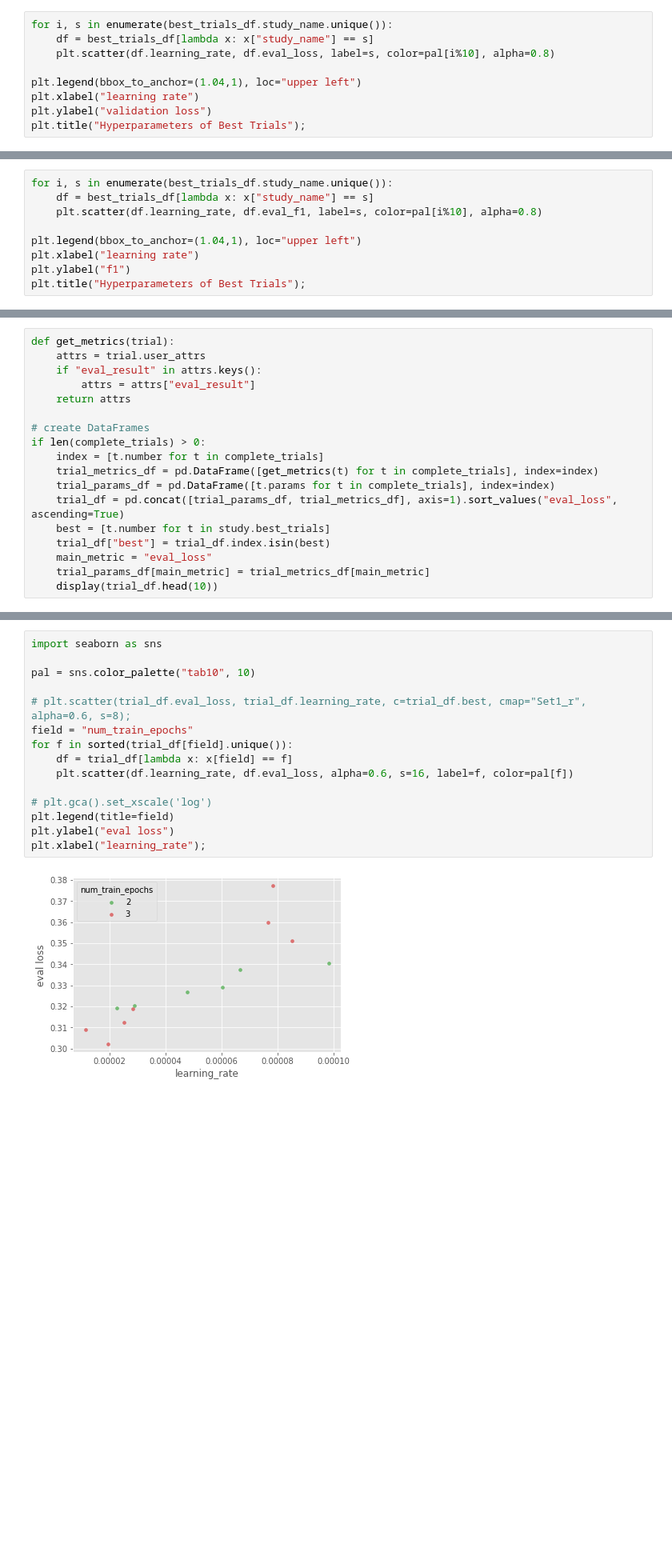
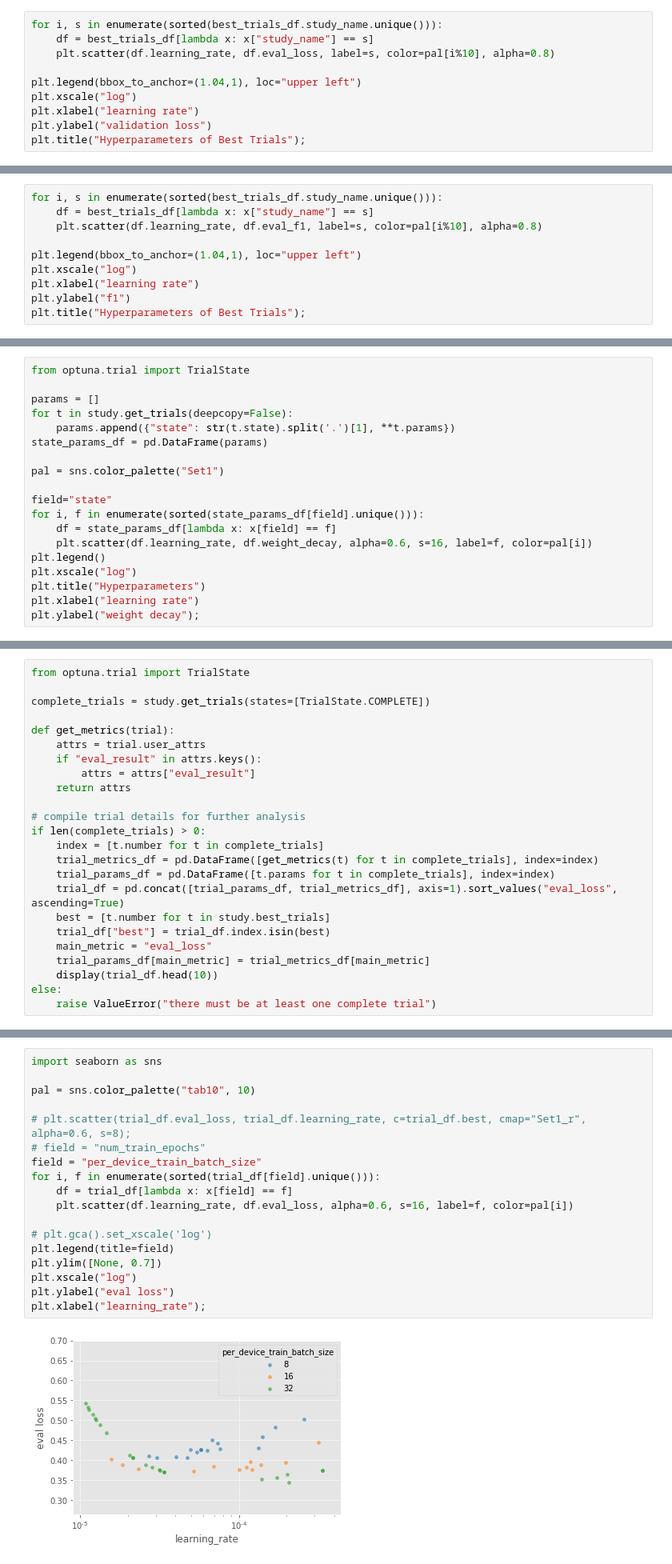
Before and after one commit to goerlitz/nlp-classification, a Jupyter notebook: notebooks/10kGNAD/colab/21d_10kGNAD_optuna_trial_analysis.ipynb, the cells around one changed output, grey strips where cells are left out. Shown: that part at 80% size. Cells and saved outputs as stored; diff of their text form; blank space fills up the shorter version.

```diff
--- a/notebooks/10kGNAD/colab/21d_10kGNAD_optuna_trial_analysis.ipynb
+++ b/notebooks/10kGNAD/colab/21d_10kGNAD_optuna_trial_analysis.ipynb
@@ -168,9 +166,10 @@ plt.title("Model Performance of Best Trials");
 # %%
-for i, s in enumerate(best_trials_df.study_name.unique()):
+for i, s in enumerate(sorted(best_trials_df.study_name.unique())):
     df = best_trials_df[lambda x: x["study_name"] == s]
     plt.scatter(df.learning_rate, df.eval_loss, label=s, color=pal[i%10], alpha=0.8)
 
 plt.legend(bbox_to_anchor=(1.04,1), loc="upper left")
+plt.xscale("log")
 plt.xlabel("learning rate")
 plt.ylabel("validation loss")
 plt.title("Hyperparameters of Best Trials");
@@ -179,9 +178,10 @@ plt.title("Hyperparameters of Best Trials");
 # %%
-for i, s in enumerate(best_trials_df.study_name.unique()):
+for i, s in enumerate(sorted(best_trials_df.study_name.unique())):
     df = best_trials_df[lambda x: x["study_name"] == s]
     plt.scatter(df.learning_rate, df.eval_f1, label=s, color=pal[i%10], alpha=0.8)
 
 plt.legend(bbox_to_anchor=(1.04,1), loc="upper left")
+plt.xscale("log")
 plt.xlabel("learning rate")
 plt.ylabel("f1")
 plt.title("Hyperparameters of Best Trials");
@@ -214,0 +219,19 @@ study = optuna.load_study('deepset/gbert-base_loss-f1_bs16_epoch23', storage)
+# %%
+from optuna.trial import TrialState
+
+params = []
+for t in study.get_trials(deepcopy=False):
+    params.append({"state": str(t.state).split('.')[1], **t.params})
+state_params_df = pd.DataFrame(params)
+
+pal = sns.color_palette("Set1")
+
+field="state"
+for i, f in enumerate(sorted(state_params_df[field].unique())):
+    df = state_params_df[lambda x: x[field] == f]
+    plt.scatter(df.learning_rate, df.weight_decay, alpha=0.6, s=16, label=f, color=pal[i])
+plt.legend()
+plt.xscale("log")
+plt.title("Hyperparameters")
+plt.xlabel("learning rate")
+plt.ylabel("weight decay");
@@ -234,11 +255,15 @@ complete_trials = study.get_trials(states=[TrialState.COMPLETE])
 # %%
+from optuna.trial import TrialState
+
+complete_trials = study.get_trials(states=[TrialState.COMPLETE])
+
 def get_metrics(trial):
     attrs = trial.user_attrs
     if "eval_result" in attrs.keys():
         attrs = attrs["eval_result"]
     return attrs
 
-# create DataFrames
+# compile trial details for further analysis
 if len(complete_trials) > 0:
     index = [t.number for t in complete_trials]
     trial_metrics_df = pd.DataFrame([get_metrics(t) for t in complete_trials], index=index)
@@ -249,5 +274,7 @@ if len(complete_trials) > 0:
     main_metric = "eval_loss"
     trial_params_df[main_metric] = trial_metrics_df[main_metric]
     display(trial_df.head(10))
+else:
+    raise ValueError("there must be at least one complete trial")
 # %% [output]
 |  | learning_rate | num_train_epochs | per_device_train_batch_size | weight_decay | eval_loss | eval_acc | eval_f1 | ... |
@@ -304,20 +331,23 @@ fig.show()
 # %%
 import seaborn as sns
 
 pal = sns.color_palette("tab10", 10)
 
 # plt.scatter(trial_df.eval_loss, trial_df.learning_rate, c=trial_df.best, cmap="Set1_r", alpha=0.6, s=8);
-field = "num_train_epochs"
-for f in sorted(trial_df[field].unique()):
+# field = "num_train_epochs"
+field = "per_device_train_batch_size"
+for i, f in enumerate(sorted(trial_df[field].unique())):
     df = trial_df[lambda x: x[field] == f]
-    plt.scatter(df.learning_rate, df.eval_loss, alpha=0.6, s=16, label=f, color=pal[f])
+    plt.scatter(df.learning_rate, df.eval_loss, alpha=0.6, s=16, label=f, color=pal[i])
 
 # plt.gca().set_xscale('log')
 plt.legend(title=field)
+plt.ylim([None, 0.7])
+plt.xscale("log")
 plt.ylabel("eval loss")
 plt.xlabel("learning_rate");
 # %% [output]
-[figure, old version]
+[figure, new version]
 # %%
 fig, axs = plt.subplots(2, 3, figsize=(15,6), sharex=True, sharey=True)
 
```
Also changed, not shown: parts of 22 cells of this notebook.
